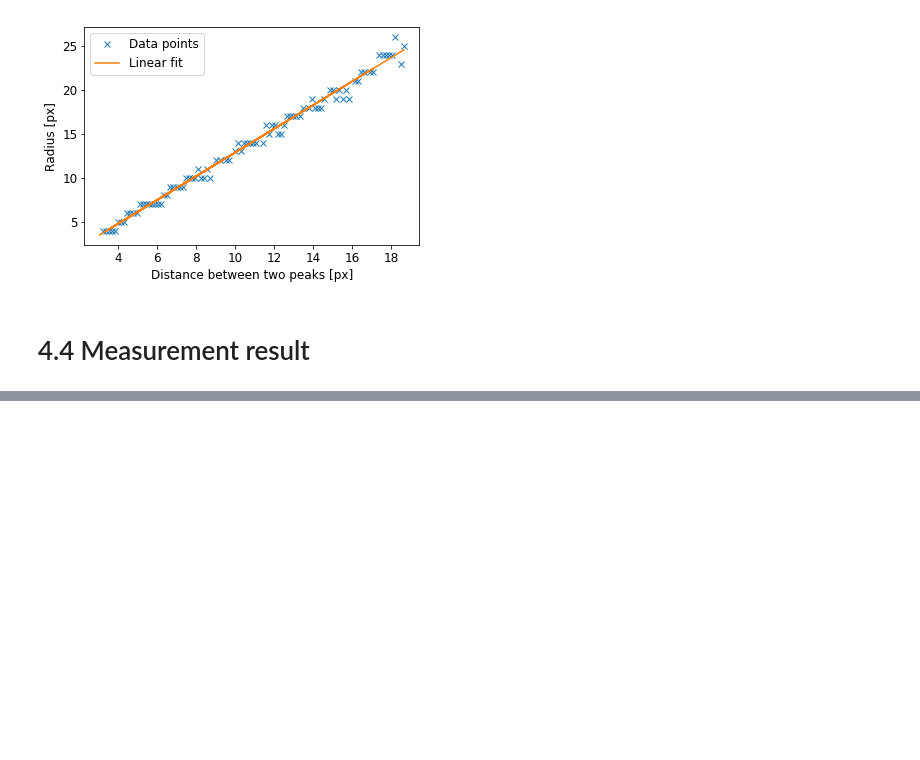
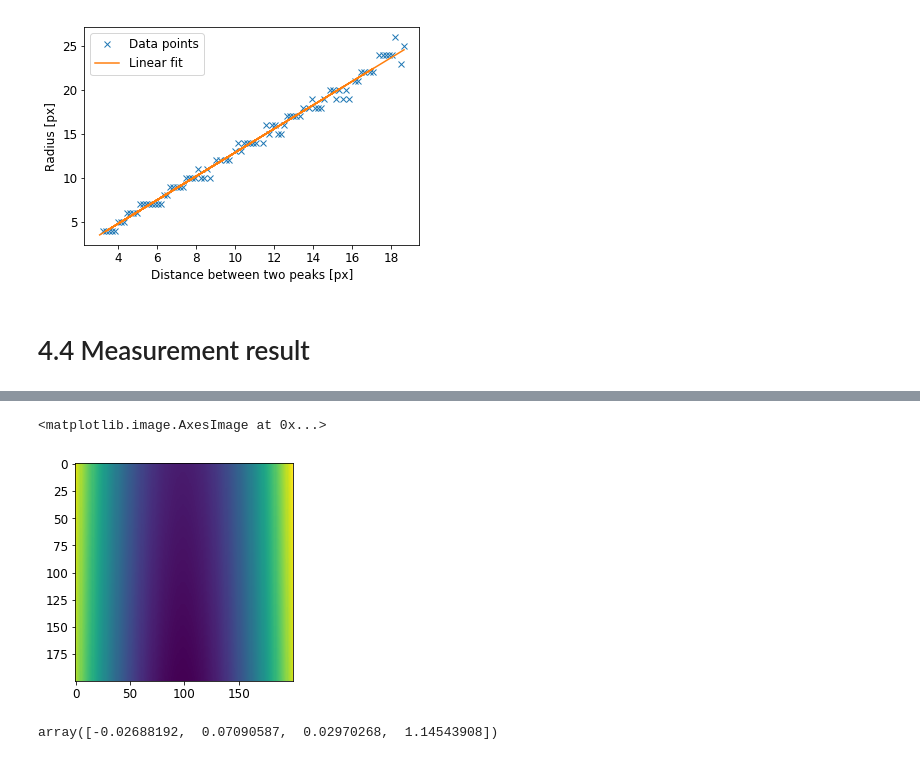
Before and after one commit to zazizizou/gradient_ansatz, a Jupyter notebook: thesis_graphsand_figures.ipynb, the cells around one changed output, grey strips where cells are left out. Saved outputs shown, nothing was run; the diff lists cells and outputs as text; code cells hidden in the pictures; blank space fills up the shorter version.

```diff
--- a/thesis_graphsand_figures.ipynb
+++ b/thesis_graphsand_figures.ipynb
@@ -448,0 +578,16 @@ for fn in filenames:
+# %%
+popt, pcov = curve_fit(scaled_parab, (xfitdata, zfitdata), yfitdata)
+
+x = np.linspace(-20, 20, 200)
+z = np.linspace(0, 90, 200)
+x, z = np.meshgrid(x,z)
+y = scaled_parab((x,z), *popt)# popt[0], popt[1], popt[2], popt[3])
+
+plt.imshow(y.reshape(200,200))
+# %% [output]
+<matplotlib.image.AxesImage at 0x...>
+[figure, added]
+# %%
+popt
+# %% [output]
+array([-0.02688192,  0.07090587,  0.02970268,  1.14543908])
```
Also changed, not shown: parts of 20 cells of this notebook, 1 other file.
